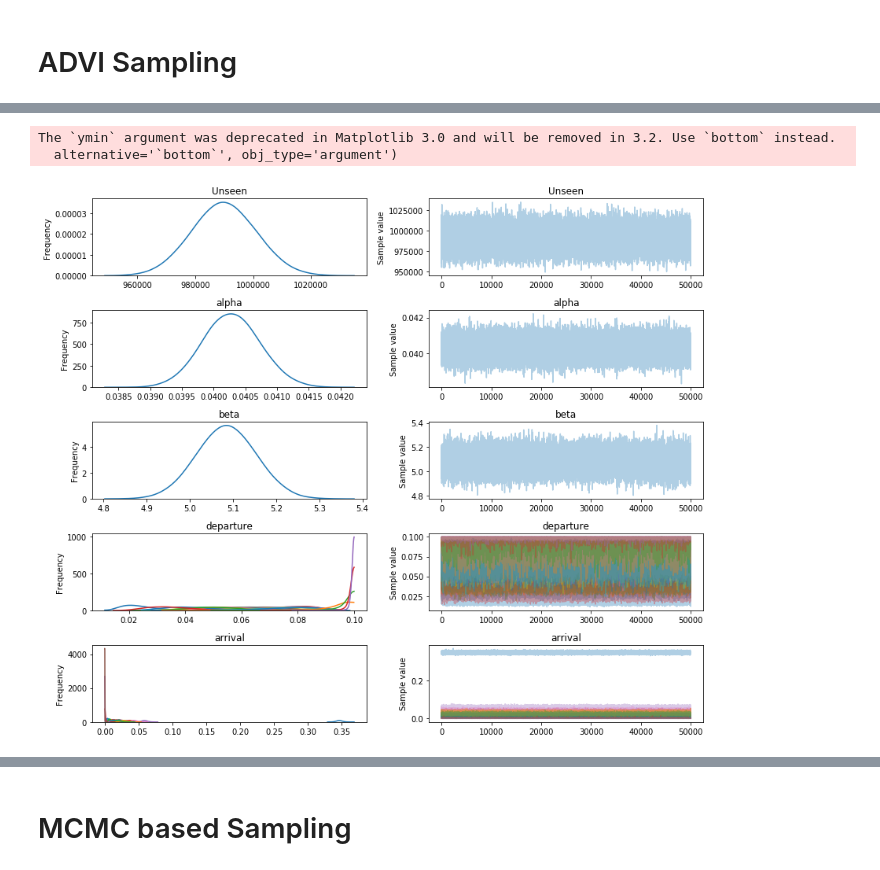
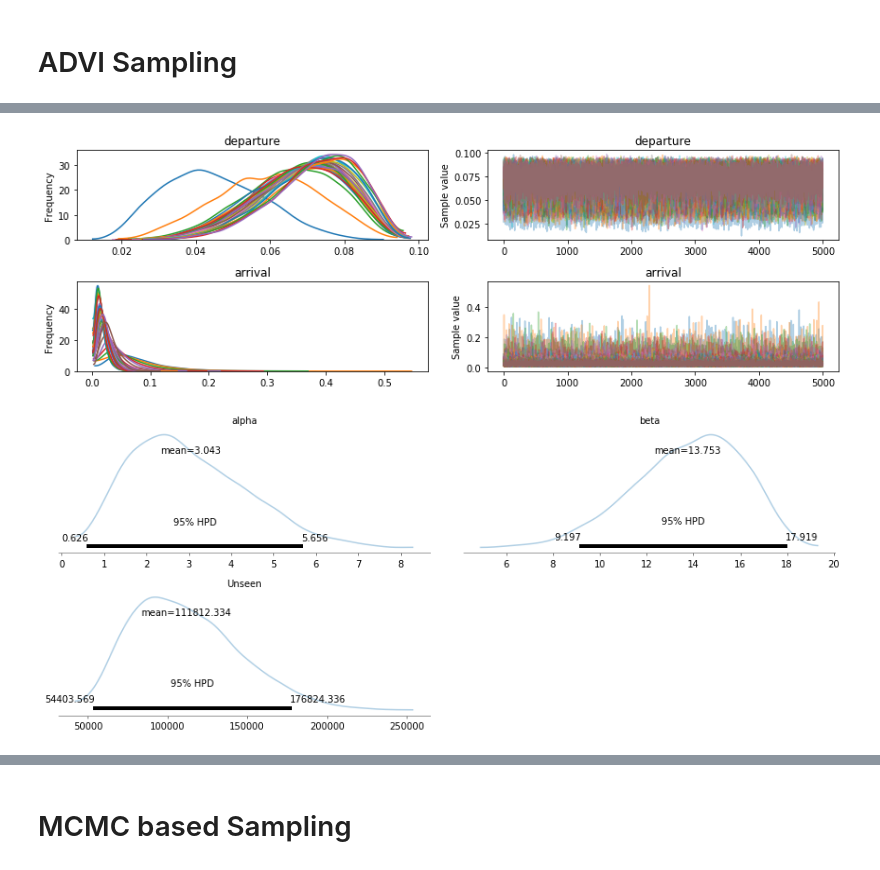
Before and after one commit to dedcode/caprecap, a Jupyter notebook: Mturk_Crowd_Bayesian_Inference.ipynb, the cells around one changed output, grey strips where cells are left out. Cells and saved outputs as stored; diff of their text form; code cells hidden in the pictures.

Commit message:
WNCHYPG approximation

```diff
--- a/Mturk_Crowd_Bayesian_Inference.ipynb
+++ b/Mturk_Crowd_Bayesian_Inference.ipynb
@@ -43,15 +43,17 @@ df = pd.read_csv("mturk_surveys.csv")
 df["hit_answered_date"]=pd.to_datetime(df["hit_answered_date"])
 df['date'] = pd.to_datetime(df['hit_answered_date'].apply(lambda x : x.date()))
 
-# Create a list of all unique worker IDs
-workers = pd.DataFrame(list(set(df.worker_id)), columns=['worker_id']).reset_index().set_index('worker_id')
-
 # Calculate the time period of each survey answer.
 # Below we take out time period to be 30-day periods.
 # We can change this to be weeks, months, or anything else
 window_length = 30
 minDate = min(df['date'])
 df['period'] = (df['date'] - minDate).dt.days // window_length
+
+df = df[df['period'] < 35]
+
+# Create a list of all unique worker IDs
+workers = pd.DataFrame(list(set(df.worker_id)), columns=['worker_id']).reset_index().set_index('worker_id')
 
 # Fix the issue of duplicate records within the same period.
 data = df[['worker_id', 'period']].drop_duplicates().pivot_table(
@@ -146,7 +136,7 @@ Tensor with durations from first to last seen Shape.0
 
 def get_BetaBi(a,b, S, Ni, Nn):
     # The beta binomial
-    BBi  =  bound(betaln(Ni + a, Nn - Ni + b) - betaln(a, b),
+    BBi  =  bound(betaln(Ni + a +1, Nn - Ni + b) - betaln(a +1, b),
                      Ni >= 0, Ni <= Nn,
                      a > 0, b > 0)
     # The above is the computation of the log, so we take the exponent
@@ -156,7 +146,7 @@ def get_BetaB0(a, b, S):
     # The beta binomial for 0 captures
     Nn = tt.triu(tt.ones([S,S]), 0).cumsum(axis =1).eval()
     #B0 = tt.gammaln(n + b) - tt.gammaln(n + a + b) + tt.gammaln(a + b) - tt.gammaln(b)
-    B0 = bound(betaln(a, Nn + b) - betaln(a, b),
+    B0 = bound(betaln(a+1, Nn + b) - betaln(a+1, b),
                a > 0, b > 0)
     return tt.exp(B0)
 # %%
@@ -198,9 +188,9 @@ def logp_capture(arrival_probs, departure_probs, a, b, U, survival_mask, Ni, Nn,
 # model
 with pm.Model() as model:
     # parameters
-    U = pm.Uniform('Unseen', lower=50000, upper=5000000)
-    a = pm.Uniform('alpha', .0, .3)
-    b = pm.Uniform('beta', 1., 10.)
+    U = pm.Uniform('Unseen', lower=30000, upper=300000)
+    a = pm.Uniform('alpha', .000001, 10)
+    b = pm.Uniform('beta', 0.1, 20)
 
     phi = tt.zeros(S)
     phi_v    = pm.Uniform('departure', 0.01, .1, shape=S-1)
@@ -223,11 +213,11 @@ with model:
     s = theano.shared(pm.floatX(1))
     inference = pm.ADVI(cost_part_grad_scale=s)
     # ADVI has nearly converged
-    inference.fit(n=20000)
+    inference.fit(n=2000)
     # It is time to set `s` to zero
     s.set_value(0)
-    approx = inference.fit(n=10000)
-    trace_vi = approx.sample(50000)
+    approx = inference.fit(n=1000)
+    trace_vi = approx.sample(5000)
 
     elbos1 = -inference.hist
 # %% [output]
@@ -236,6 +226,8 @@ Finished [100%]: Average Loss = 68,403
 # %%
-pm.traceplot(trace_vi);
+pm.traceplot(trace_vi, varnames=['departure', 'arrival']);
 # %% [output]
-The `ymin` argument was deprecated in Matplotlib 3.0 and will be removed in 3.2. Use `bottom` instead.
-  alternative='`bottom`', obj_type='argument')
-[figure, old version]
+[figure, new version]
+# %%
+pm.plot_posterior(trace_vi, kde_plot = True, varnames = ['alpha', 'beta', 'Unseen']);
+# %% [output]
+[figure, added]
```
Also changed, not shown: parts of 13 cells of this notebook, 2 other files.
